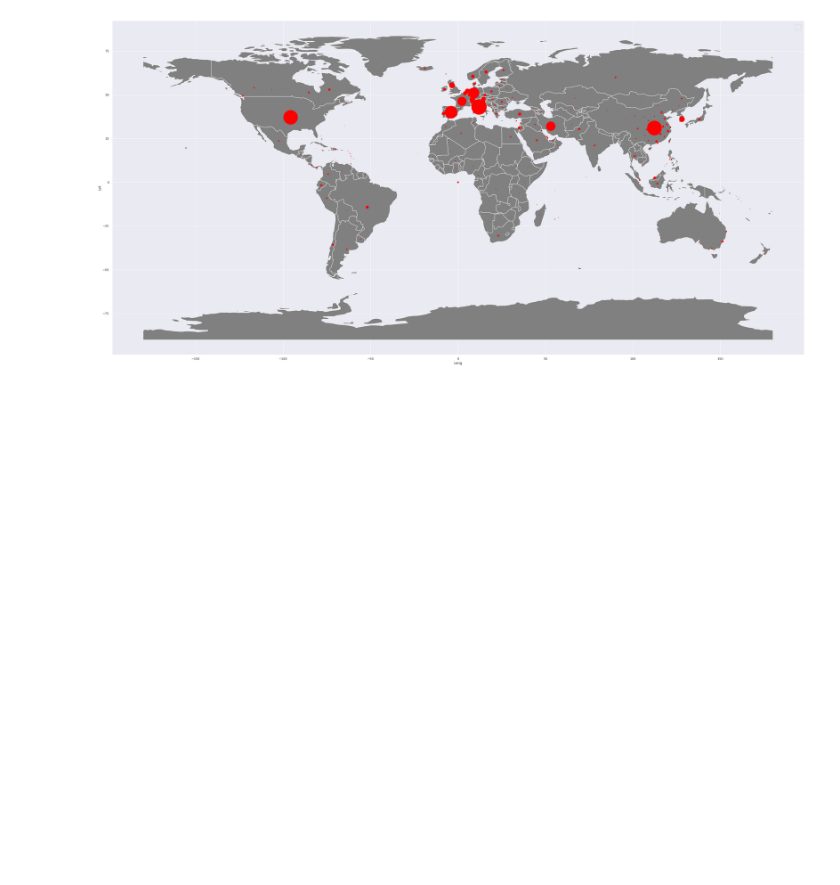
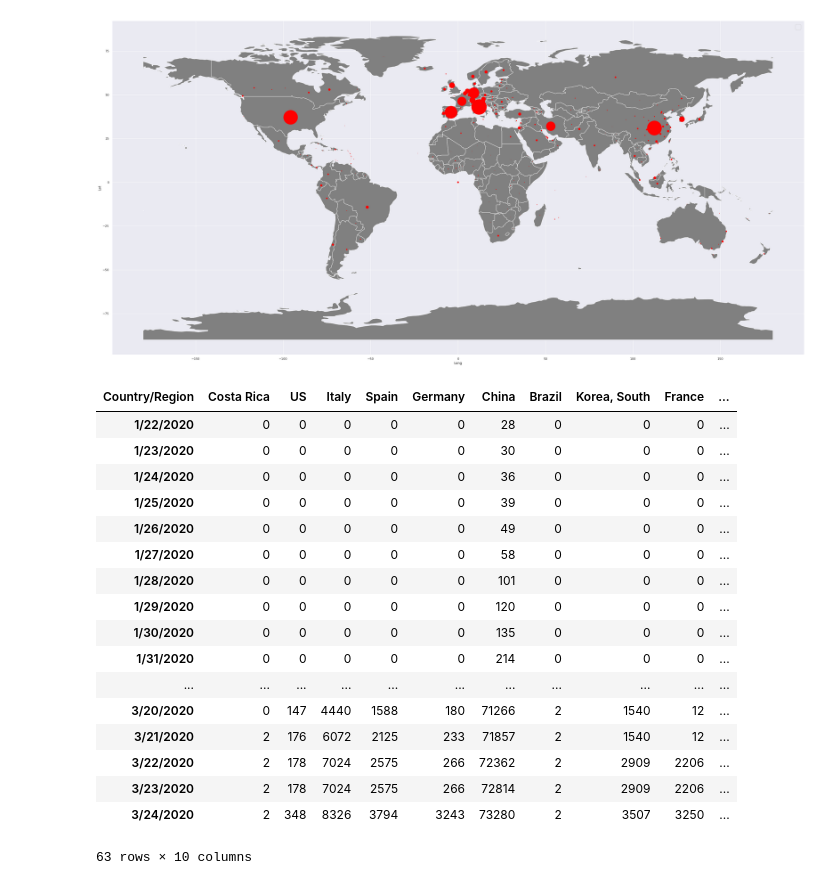
Before and after one commit to andresdha/COVID_Analysis, a Jupyter notebook: International Data Cleanup.ipynb, the cells around one changed output. Drawn from its saved outputs; the diff is of its cells as text; code cells hidden in the pictures; blank space fills up the shorter version.

Commit message:
Added Data about Recovered, Updated models to march 26

```diff
--- a/International Data Cleanup.ipynb
+++ b/International Data Cleanup.ipynb
@@ -104,19 +105,45 @@ No handles with labels found to put in legend.
 
 cases_no_states_no_geo = raw_cases.drop(['Province/State','Lat', 'Long'], axis=1)
 deaths_no_states_no_geo = raw_deaths.drop(['Province/State', 'Lat', 'Long'], axis=1)
+recovered_no_states_no_geo = raw_recovered.drop(['Province/State', 'Lat', 'Long'], axis=1)
 # %%
 grouped_cases = cases_no_states_no_geo.groupby('Country/Region', axis=0)
 grouped_deaths = deaths_no_states_no_geo.groupby('Country/Region', axis=0)
+grouped_recovered = recovered_no_states_no_geo.groupby('Country/Region', axis=0)
 # %%
 cases_country_only = grouped_cases.sum()
 deaths_country_only = grouped_deaths.sum()
+recovered_country_only = grouped_recovered.sum()
 # %%
 #Final Data Frames including only countries which we want to study
-
-cases = cases_country_only.loc[['Costa Rica', 'US', 'Italy', 'Spain', 'Germany', 'China', 'Brazil', 'Korea, South', 'France', 'Uruguay']]
-deaths = deaths_country_only.loc[['Costa Rica', 'US', 'Italy', 'Spain', 'Germany', 'China', 'Brazil', 'Korea, South', 'France', 'Uruguay']]
+names_we_want = ['Costa Rica', 'US', 'Italy', 'Spain', 'Germany', 'China', 'Brazil', 'Korea, South', 'France', 'Uruguay']
+cases = cases_country_only.loc[names_we_want]
+deaths = deaths_country_only.loc[names_we_want]
+recovered = recovered_country_only.loc[names_we_want]
 cases = cases.T
 deaths = deaths.T
+recovered = recovered.T
+# %%
+recovered
+# %% [output]
+| Country/Region | Costa Rica | US | Italy | Spain | Germany | China | Brazil | Korea, South | France | ... |
+| 1/22/2020 | 0 | 0 | 0 | 0 | 0 | 28 | 0 | 0 | 0 | ... |
+| 1/23/2020 | 0 | 0 | 0 | 0 | 0 | 30 | 0 | 0 | 0 | ... |
+| 1/24/2020 | 0 | 0 | 0 | 0 | 0 | 36 | 0 | 0 | 0 | ... |
+| 1/25/2020 | 0 | 0 | 0 | 0 | 0 | 39 | 0 | 0 | 0 | ... |
+| 1/26/2020 | 0 | 0 | 0 | 0 | 0 | 49 | 0 | 0 | 0 | ... |
+| 1/27/2020 | 0 | 0 | 0 | 0 | 0 | 58 | 0 | 0 | 0 | ... |
+| 1/28/2020 | 0 | 0 | 0 | 0 | 0 | 101 | 0 | 0 | 0 | ... |
+| 1/29/2020 | 0 | 0 | 0 | 0 | 0 | 120 | 0 | 0 | 0 | ... |
+| 1/30/2020 | 0 | 0 | 0 | 0 | 0 | 135 | 0 | 0 | 0 | ... |
+| 1/31/2020 | 0 | 0 | 0 | 0 | 0 | 214 | 0 | 0 | 0 | ... |
+| ... | ... | ... | ... | ... | ... | ... | ... | ... | ... | ... |
+| 3/20/2020 | 0 | 147 | 4440 | 1588 | 180 | 71266 | 2 | 1540 | 12 | ... |
+| 3/21/2020 | 2 | 176 | 6072 | 2125 | 233 | 71857 | 2 | 1540 | 12 | ... |
+| 3/22/2020 | 2 | 178 | 7024 | 2575 | 266 | 72362 | 2 | 2909 | 2206 | ... |
+| 3/23/2020 | 2 | 178 | 7024 | 2575 | 266 | 72814 | 2 | 2909 | 2206 | ... |
+| 3/24/2020 | 2 | 348 | 8326 | 3794 | 3243 | 73280 | 2 | 3507 | 3250 | ... |
+63 rows × 10 columns
 # %%
 cases.to_csv('InternationalCases.csv', index=True)
 deaths.to_csv('InternationalDeaths.csv', index=True)
```
Also changed, not shown: parts of 16 cells of this notebook, 2 other files.
